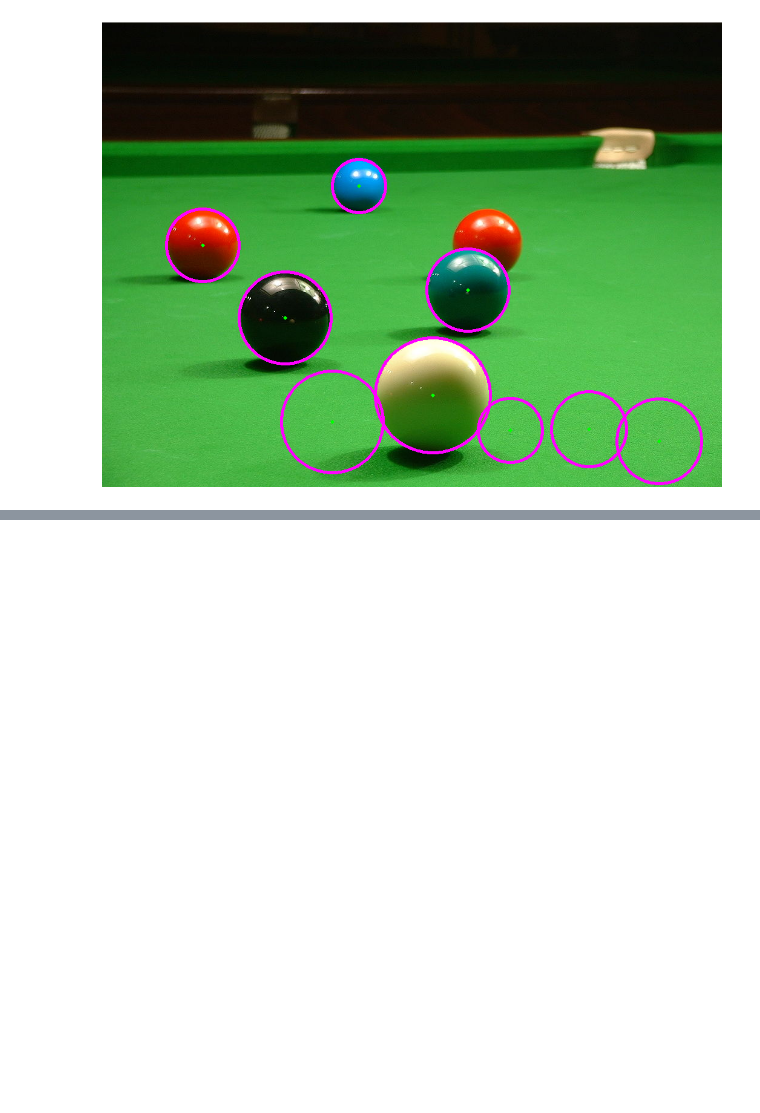
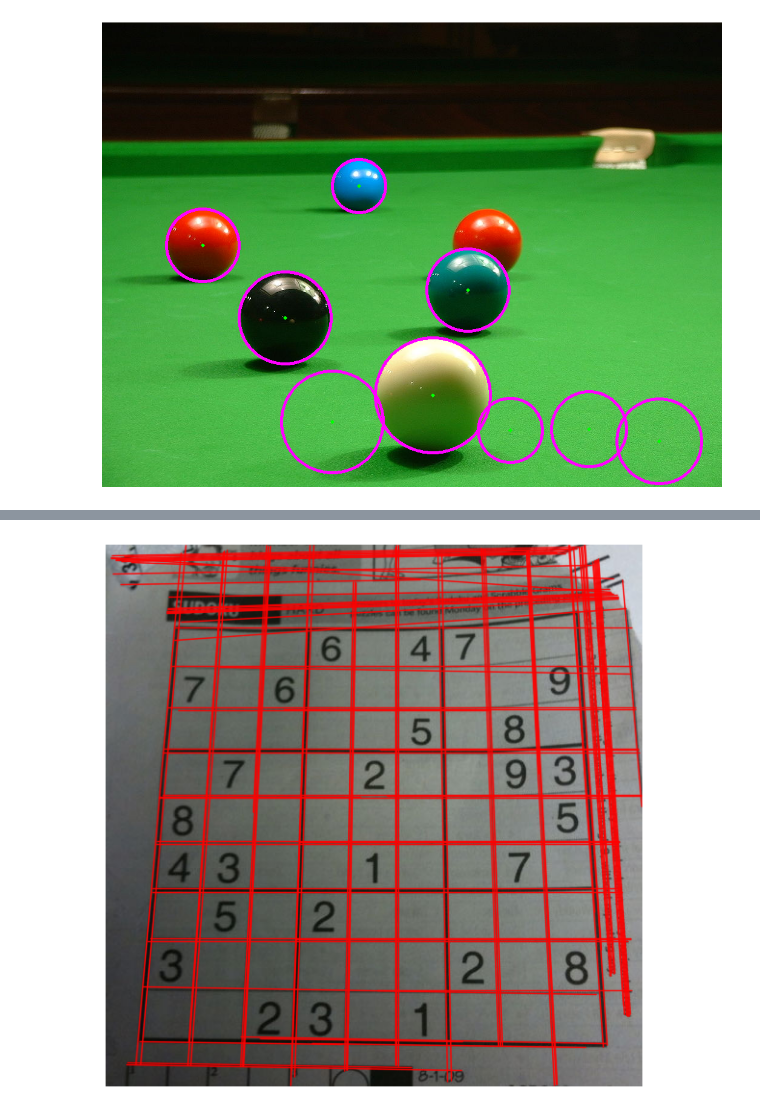
Before and after one commit to ba1l0n/CUIA, a Jupyter notebook: 06-OpenCV-Reconocimiento-inicial.ipynb, the cells around one changed output, grey strips where cells are left out. Saved outputs shown, nothing was run; the diff lists cells and outputs as text; code cells hidden in the pictures; blank space fills up the shorter version.

Commit message:
reconocimiento de lineas y olígonos

```diff
--- a/06-OpenCV-Reconocimiento-inicial.ipynb
+++ b/06-OpenCV-Reconocimiento-inicial.ipynb
@@ -89,0 +116,13 @@ Podemos comprobar que es necesario ajustar los parámetros adecuadamente y que p
+# %%
+sudoku = cv2.imread("media/sudoku.png")
+bn = cv2.Canny(sudoku, 30 , 100)
+lineas = cv2.HoughLinesP(bn, rho=1, theta=np.pi/180, threshold=100, minLineLength=200, maxLineGap=100)
+imagen = sudoku.copy()
+if lineas is not None:
+    for linea in lineas:
+        l = linea[0]
+        cv2.line(imagen, (l[0], l[1]), (l[2], l[3]), (0,0,255), 1, cv2.LINE_AA)
+
+cuia.plot(imagen)
+# %% [output]
+[figure, added]
```
Also changed, not shown: parts of 6 cells of this notebook, 1 other file.
